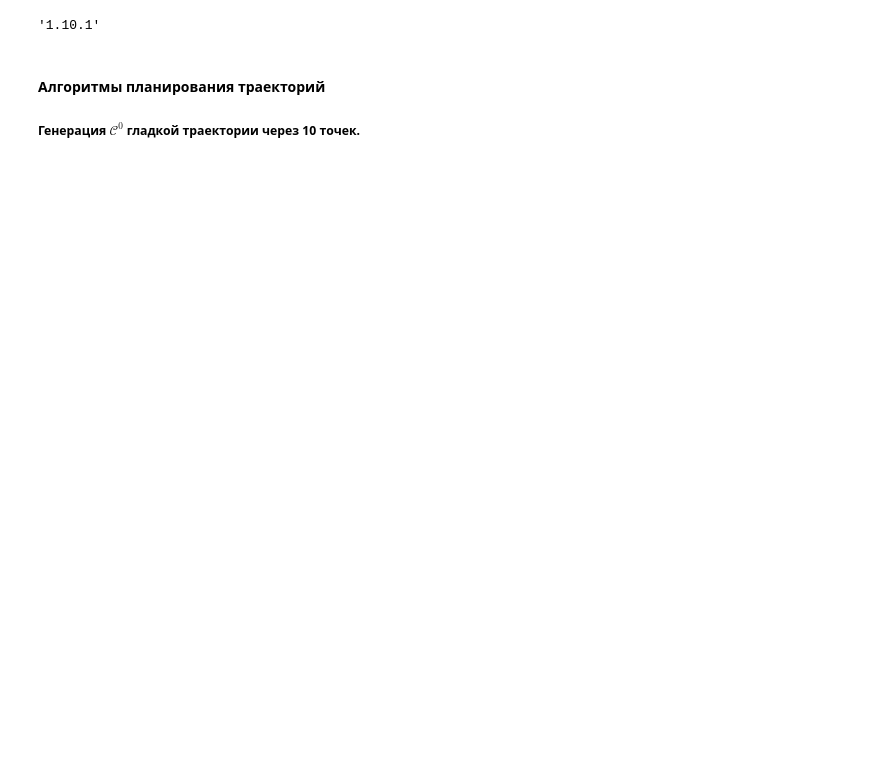
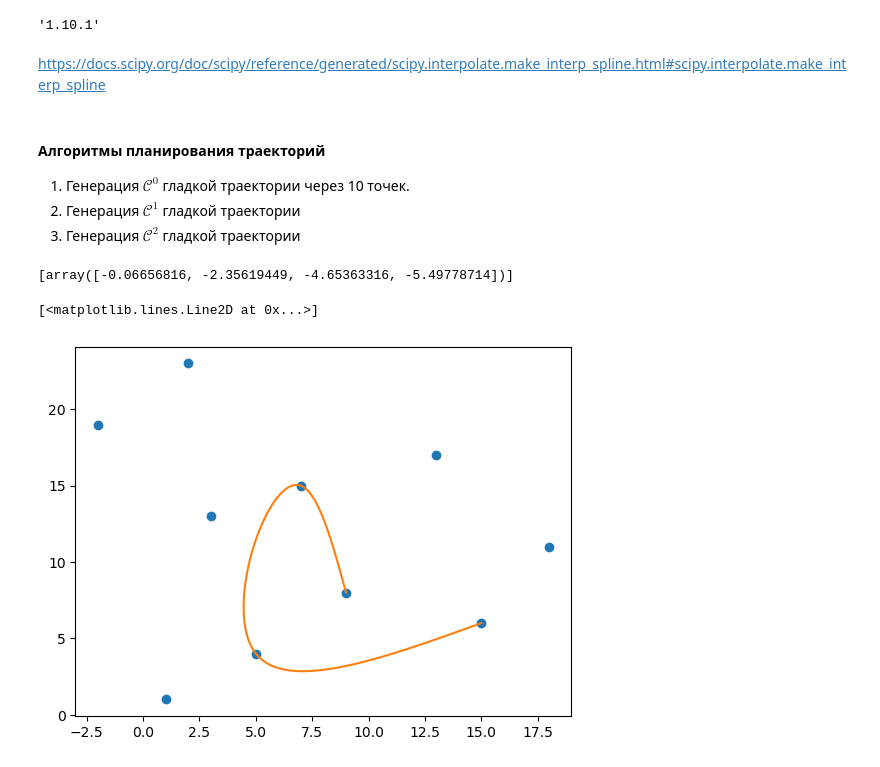
Before and after one commit to dvogureckiy99/TPandC, a Jupyter notebook: lab1.ipynb, the cells around one changed output. Saved outputs shown, nothing was run; the diff lists cells and outputs as text; code cells hidden in the pictures; blank space fills up the shorter version.

```diff
--- a/lab1.ipynb
+++ b/lab1.ipynb
@@ -7,11 +7,57 @@ import matplotlib.pyplot as plt
 sp.__version__
 # %% [output]
 '1.10.1'
+# %% [markdown]
+https://docs.scipy.org/doc/scipy/reference/generated/scipy.interpolate.make_interp_spline.html#scipy.interpolate.make_interp_spline
 # %% [markdown]
 #### Алгоритмы планирования траекторий
-##### Генерация $\mathcal{C}^0$ гладкой траектории через 10 точек.
+
+1. Генерация $\mathcal{C}^0$ гладкой траектории через 10 точек.
+2. Генерация $\mathcal{C}^1$ гладкой траектории
+3. Генерация $\mathcal{C}^2$ гладкой траектории
 # %%
 # Координаты точек:
-x = [3, -2, 2,13,18, 7, 9,15,5,1]
-y = [13,19,23,17,11,15, 8, 6,4,1]
-coordinates = {'x':x, 'y':y}
+x = [15,5,7,9,18,13,2,-2,1,3]
+y = [ 6,4,15,8,11,17,23,19,1,13]
+coordinates = {'x':np.array(x), 'y':np.array(y)}
+# %%
+phi=[[]]
+phi[0] = np.arctan2(np.array(coordinates['y'][0:4])-6.5, np.array(coordinates['x'][0:4])-7.5)
+for i in range(len(phi[0])):
+    if phi[0][i] > 0:
+        phi[0][i] -= np.pi*2
+phi
+# %% [output]
+[array([-0.06656816, -2.35619449, -4.65363316, -5.49778714])]
+# %%
+# С1 trajectory
+# sp.interpolate.Akima1DInterpolator(coordinates['x'],coordinates['y'])
+# poly1 = sp.interpolate.lagrange(coordinates['x'],coordinates['y'])
+# scipy.interpolate.CloughTocher2DInterpolator([coordinates['x'],coordinates['y']],)
+
+points_num = 4
+phi=[[]]
+phi[0] = np.arctan2(coordinates['y'][0:points_num]-7.5, coordinates['x'][0:points_num]-8)
+for i in range(len(phi[0])):
+    if phi[0][i] > 0:
+        phi[0][i] -= np.pi*2
+phi[0]*=-1
+# phi[0][2] = 3
+spl = sp.interpolate.make_interp_spline(  phi[0],np.c_[coordinates['x'][0:points_num],coordinates['y'][0:points_num]],bc_type='natural')
+
+# t=[-1,0,1]
+# k=3
+# t = np.r_[(coordinates['x'][0],)*(k+1),
+#           t,
+#           (coordinates['x'][-1],)*(k+1)]
+# spl  = sp.interpolate.make_lsq_spline(coordinates['x'],coordinates['y'],t,k)
+# plt.plot(coordinates['x'],coordinates['y'])
+# plt.plot(coordinates['x'],spl(coordinates['x']))
+
+phi_new = np.linspace(phi[0][0],phi[0][-1] , 100)
+x_new, y_new = spl(phi_new).T
+plt.plot(coordinates['x'],coordinates['y'], 'o')
+plt.plot(x_new, y_new, '-')
+# %% [output]
+[<matplotlib.lines.Line2D at 0x...>]
+[figure, added]
```
Also changed, not shown: parts of 3 cells of this notebook.
